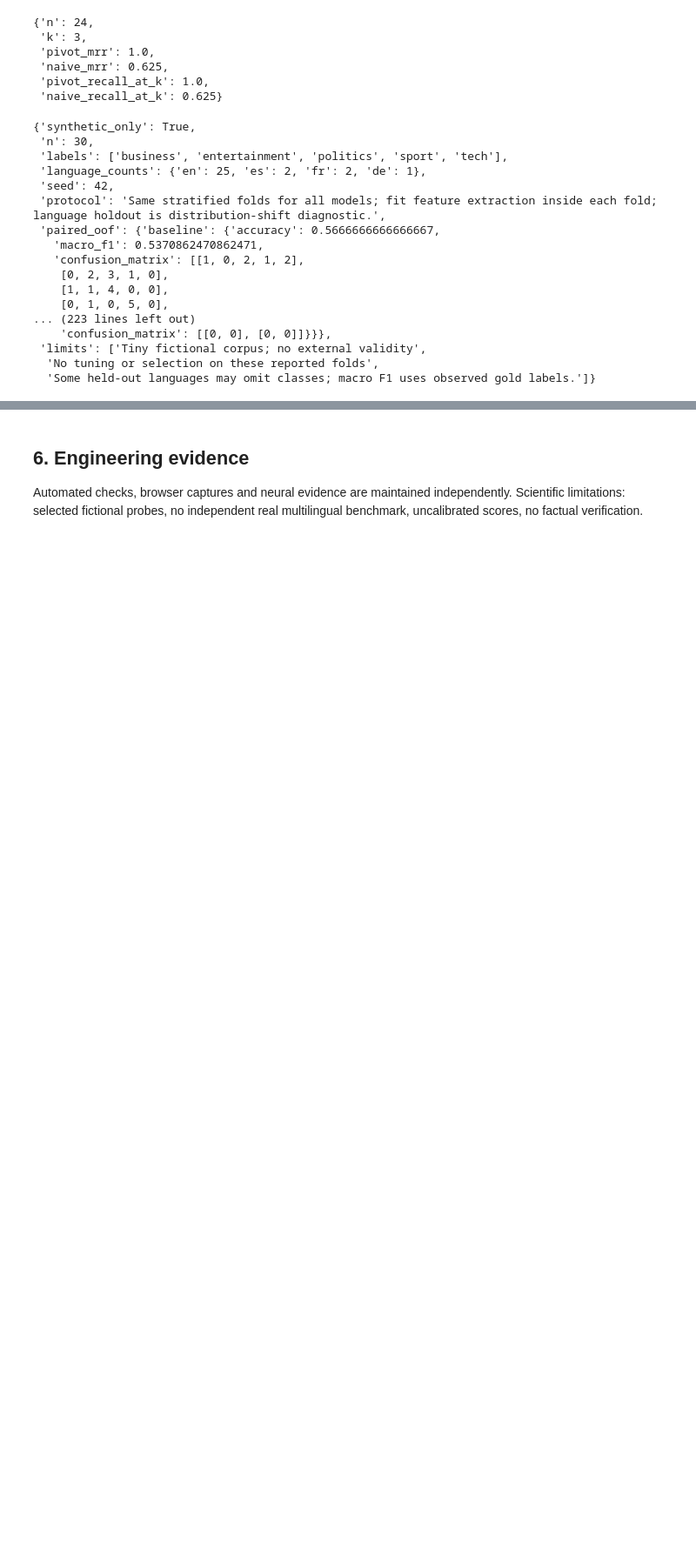
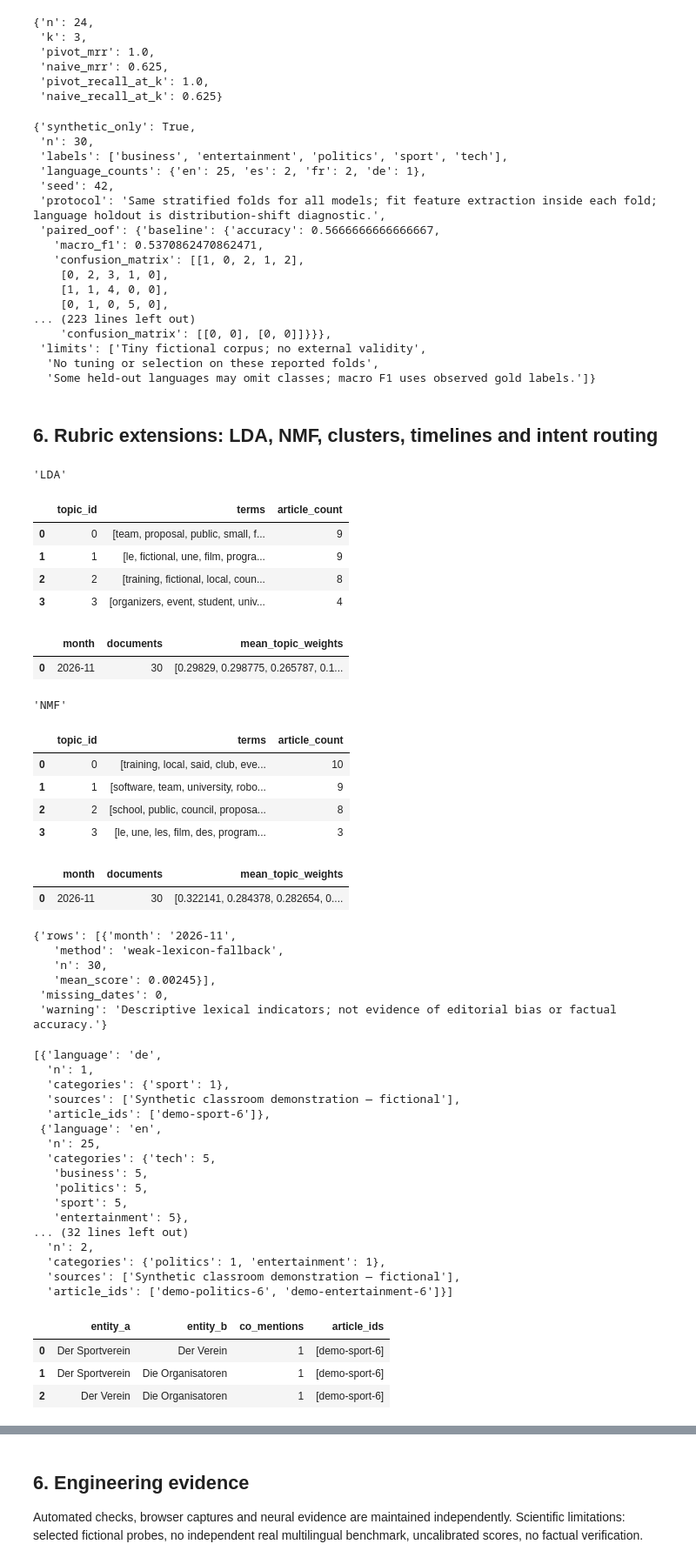
Before and after one commit to jtuozzo1616/Jose-Tuozzo-AI-Portfolio, a Jupyter notebook: ITAI2373-NewsBot-Final/evidence/Final_NewsBot_2.0_Executed.ipynb, the cells around one changed output, grey strips where cells are left out. Shown at 87% size. Drawn from its saved outputs; the diff is of its cells as text; code cells hidden in the pictures; blank space fills up the shorter version.

```diff
--- a/ITAI2373-NewsBot-Final/evidence/Final_NewsBot_2.0_Executed.ipynb
+++ b/ITAI2373-NewsBot-Final/evidence/Final_NewsBot_2.0_Executed.ipynb
@@ -253,3 +253,57 @@ Synthetic classification CV macro-F1: 0.5371
  'limits': ['Tiny fictional corpus; no external validity',
   'No tuning or selection on these reported folds',
   'Some held-out languages may omit classes; macro F1 uses observed gold labels.']}
+# %% [markdown]
+## 6. Rubric extensions: LDA, NMF, clusters, timelines and intent routing
+# %%
+from newsbot2.advanced import discover_topics, sentiment_timeline, entity_network, language_comparison, structured_query
+for method in ('lda','nmf'):
+    result=discover_topics(articles,4,method)
+    display(result['method'],pd.DataFrame(result['topics']),pd.DataFrame(result['evolution']))
+display(sentiment_timeline(articles),language_comparison(articles))
+display(pd.DataFrame(entity_network(articles)))
+display(structured_query(engine,'Compare tech topics across languages'))
+# %% [output]
+'LDA'
+|  | topic_id | terms | article_count |
+| 0 | 0 | [team, proposal, public, small, f... | 9 |
+| 1 | 1 | [le, fictional, une, film, progra... | 9 |
+| 2 | 2 | [training, fictional, local, coun... | 8 |
+| 3 | 3 | [organizers, event, student, univ... | 4 |
+|  | month | documents | mean_topic_weights |
+| 0 | 2026-11 | 30 | [0.29829, 0.298775, 0.265787, 0.1... |
+'NMF'
+|  | topic_id | terms | article_count |
+| 0 | 0 | [training, local, said, club, eve... | 10 |
+| 1 | 1 | [software, team, university, robo... | 9 |
+| 2 | 2 | [school, public, council, proposa... | 8 |
+| 3 | 3 | [le, une, les, film, des, program... | 3 |
+|  | month | documents | mean_topic_weights |
+| 0 | 2026-11 | 30 | [0.322141, 0.284378, 0.282654, 0.... |
+{'rows': [{'month': '2026-11',
+   'method': 'weak-lexicon-fallback',
+   'n': 30,
+   'mean_score': 0.00245}],
+ 'missing_dates': 0,
+ 'warning': 'Descriptive lexical indicators; not evidence of editorial bias or factual accuracy.'}
+[{'language': 'de',
+  'n': 1,
+  'categories': {'sport': 1},
+  'sources': ['Synthetic classroom demonstration — fictional'],
+  'article_ids': ['demo-sport-6']},
+ {'language': 'en',
+  'n': 25,
+  'categories': {'tech': 5,
+   'business': 5,
+   'politics': 5,
+   'sport': 5,
+   'entertainment': 5},
+... (32 lines left out)
+  'n': 2,
+  'categories': {'politics': 1, 'entertainment': 1},
+  'sources': ['Synthetic classroom demonstration — fictional'],
+  'article_ids': ['demo-politics-6', 'demo-entertainment-6']}]
+|  | entity_a | entity_b | co_mentions | article_ids |
+| 0 | Der Sportverein | Der Verein | 1 | [demo-sport-6] |
+| 1 | Der Sportverein | Die Organisatoren | 1 | [demo-sport-6] |
+| 2 | Der Verein | Die Organisatoren | 1 | [demo-sport-6] |
```
Also changed, not shown: parts of 2 cells of this notebook, 32 other files.
